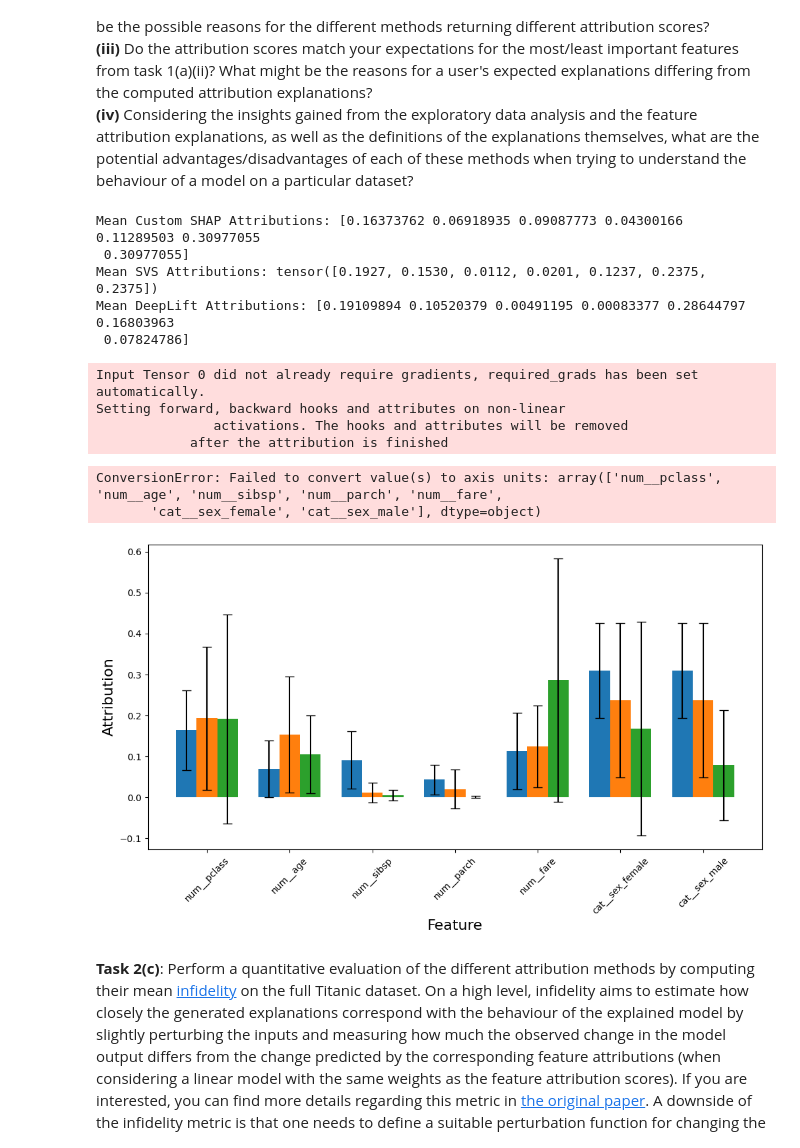
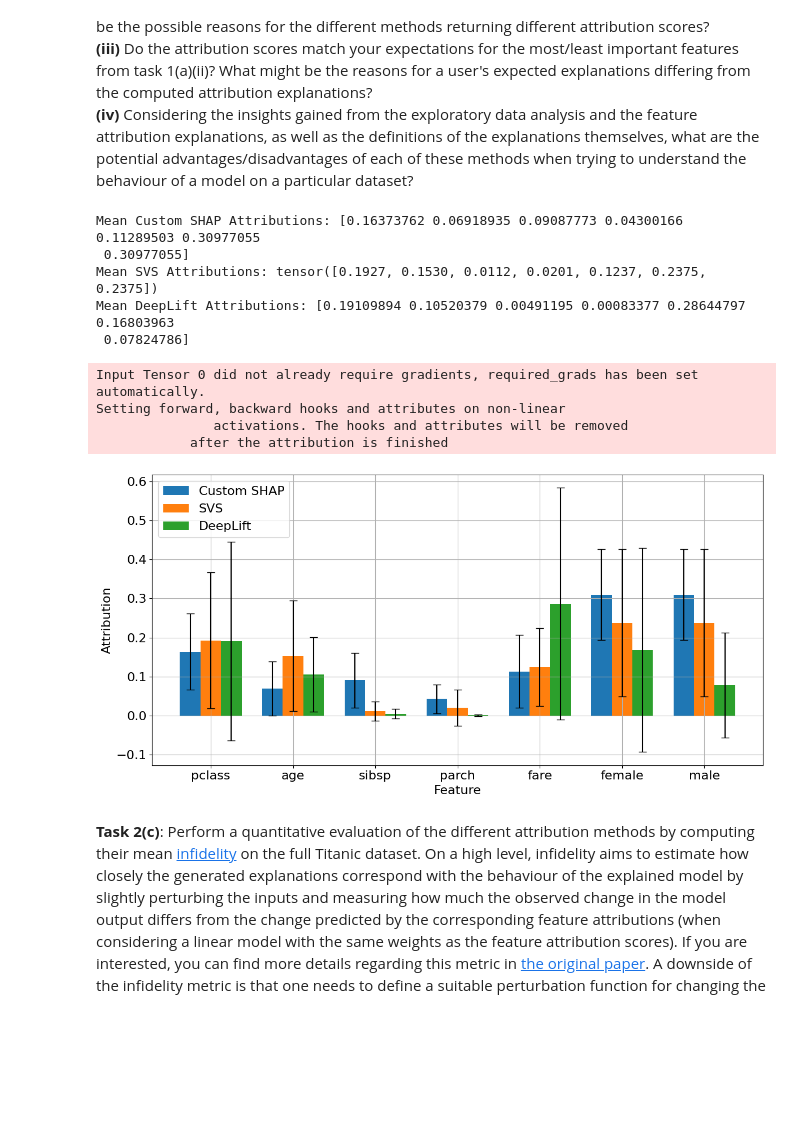
Before and after one commit to khigashinosg/Explainability-in-AI, a Jupyter notebook: Explainability CW.ipynb, the cells around one changed output. Drawn from its saved outputs; the diff is of its cells as text; code cells hidden in the pictures; blank space fills up the shorter version.

Commit message:
made 2a graphs pretty again

```diff
--- a/Explainability CW.ipynb
+++ b/Explainability CW.ipynb
@@ -701,38 +701,37 @@ x_pos = np.arange(n_bars)
 x_pos_custom = x_pos - bar_width
 x_pos_svs = x_pos
 x_pos_dl = x_pos + bar_width
 
 # Creating the plot
 plt.figure(figsize=(12, 6))  # Adjusted figure size
 
 # Plotting the data with standard deviation bars
 plt.bar(x_pos_custom, mean_custom_shap_values, bar_width, yerr=std_custom_shap_values, capsize=5, label='Custom SHAP')
 plt.bar(x_pos_svs, mean_svs_attributions.numpy(), bar_width, yerr=std_svs_attributions.numpy(), capsize=5, label='SVS')
 plt.bar(x_pos_dl, mean_dl_attributions, bar_width, yerr=std_dl_attributions.detach().numpy(), capsize=5, label='DeepLift')
 
 # Adding labels and title
-plt.xticks(x_pos, ['pclass', 'age', 'sibsp', 'parch', 'fare', 'female', 'male'], rotation=45)
+plt.xticks(x_pos, ['pclass', 'age', 'sibsp', 'parch', 'fare', 'female', 'male'], fontsize=16)
+plt.yticks(fontsize=16)
 plt.ylabel('Attribution',fontsize=16)
 plt.xlabel('Feature', fontsize=16)
-plt.legend()
+plt.legend(fontsize=16)
 
 # Display the plot
 plt.tight_layout()
 plt.grid()
 plt.show()
 # %% [output]
 Mean Custom SHAP Attributions: [0.16373762 0.06918935 0.09087773 0.04300166 0.11289503 0.30977055
  0.30977055]
 Mean SVS Attributions: tensor([0.1927, 0.1530, 0.0112, 0.0201, 0.1237, 0.2375, 0.2375])
 Mean DeepLift Attributions: [0.19109894 0.10520379 0.00491195 0.00083377 0.28644797 0.16803963
  0.07824786]
 Input Tensor 0 did not already require gradients, required_grads has been set automatically.
 Setting forward, backward hooks and attributes on non-linear
                activations. The hooks and attributes will be removed
             after the attribution is finished
-ConversionError: Failed to convert value(s) to axis units: array(['num__pclass', 'num__age', 'num__sibsp', 'num__parch', 'num__fare',
-       'cat__sex_female', 'cat__sex_male'], dtype=object)
-[figure, old version]
+[figure, new version]
 # %% [markdown]
 **Task 2(c)**: Perform a quantitative evaluation of the different attribution methods by computing their mean [infidelity](https://captum.ai/api/metrics.html) on the full Titanic dataset. On a high level, infidelity aims to estimate how closely the generated explanations correspond with the behaviour of the explained model by slightly perturbing the inputs and measuring how much the observed change in the model output differs from the change predicted by the corresponding feature attributions (when considering a linear model with the same weights as the feature attribution scores). If you are interested, you can find more details regarding this metric in [the original paper](https://arxiv.org/abs/1901.09392). A downside of the infidelity metric is that one needs to define a suitable perturbation function for changing the model inputs, which can significantly affect the results. In this coursework, we provide you with a perturbation function adding Gaussian noise to continuous features and performing resampling for categorical features. In your evaluation, you should experiment with two or three different standard deviations and categorical resampling probabilities. Once you are done, add a table summarising the results to your report and comment on the findings. Note that lower infidelity scores are better.
 
```
Also changed, not shown: parts of 1 cell of this notebook.
